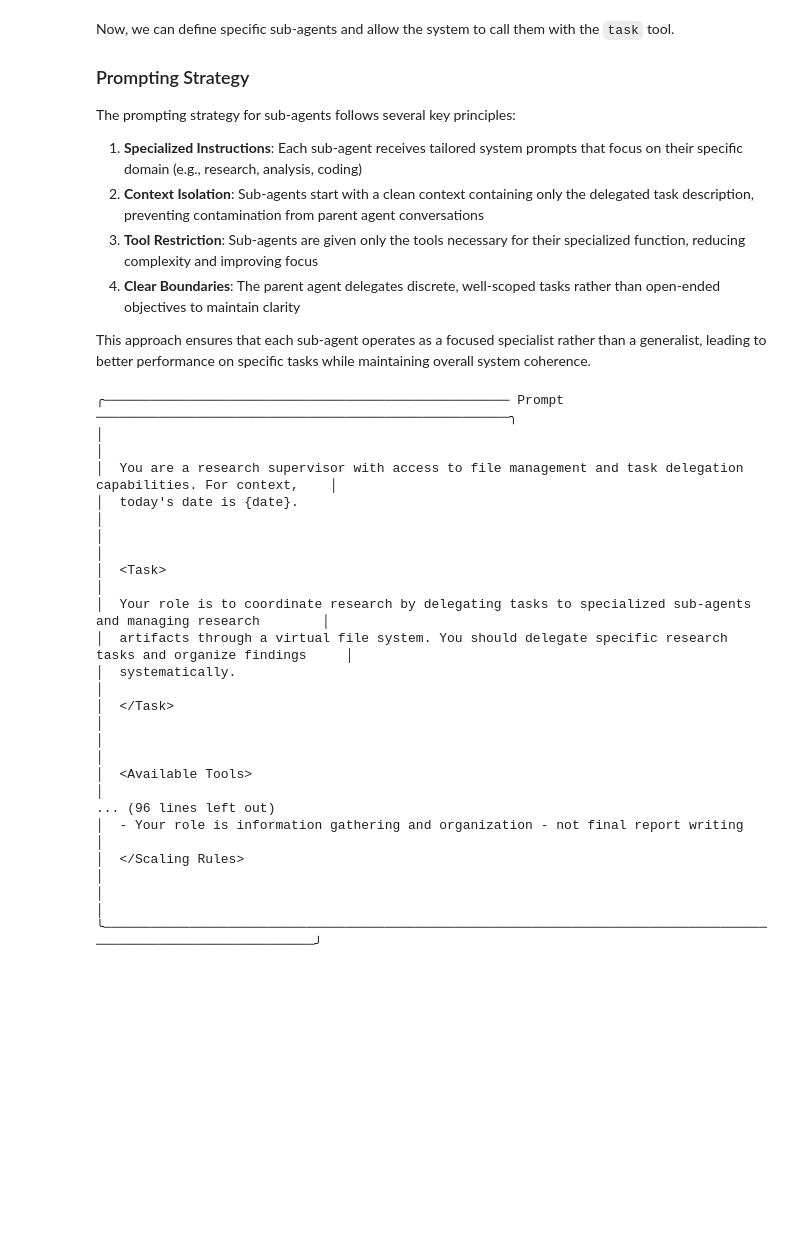
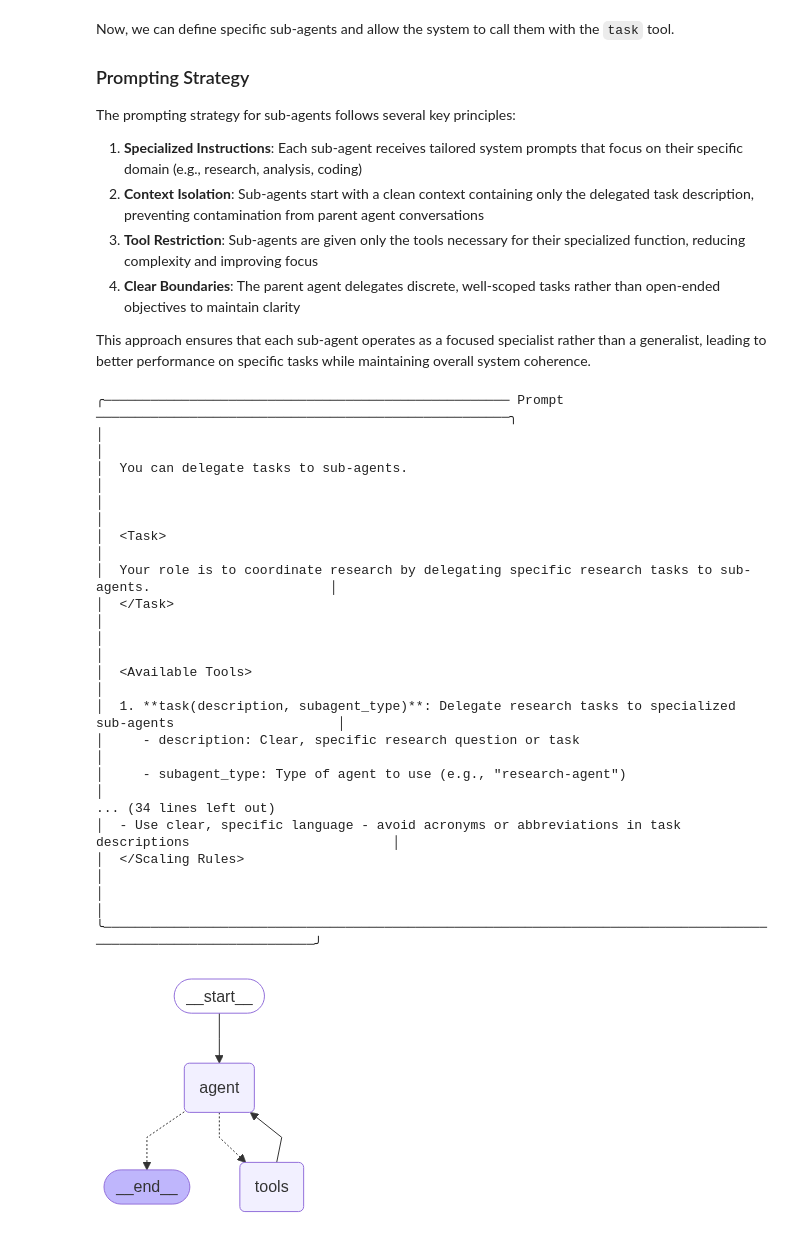
Before and after one commit to tjdwls101010/deep-agents-from-scratch, a Jupyter notebook: notebooks/3_subagents.ipynb, the cells around one changed output. Drawn from its saved outputs; the diff is of its cells as text; code cells hidden in the pictures; blank space fills up the shorter version.

```diff
--- a/notebooks/3_subagents.ipynb
+++ b/notebooks/3_subagents.ipynb
@@ -32,6 +30,7 @@ from langgraph.types import Command
 from deep_agents_from_scratch.prompts import TASK_DESCRIPTION_PREFIX
 from deep_agents_from_scratch.state import DeepAgentState
 
+
 class SubAgent(TypedDict):
     """Configuration for a specialized sub-agent."""
     name: str
@@ -40,8 +39,7 @@ class SubAgent(TypedDict):
     tools: NotRequired[list[str]]
 
 def _create_task_tool(tools, subagents: list[SubAgent], model, state_schema):
-    """
-    Create a task delegation tool that enables context isolation through sub-agents.
+    """Create a task delegation tool that enables context isolation through sub-agents.
 
     This function implements the core pattern for spawning specialized sub-agents with
     isolated contexts, preventing context clash and confusion in complex multi-step tasks.
@@ -55,7 +53,6 @@ def _create_task_tool(tools, subagents: list[SubAgent], model, state_schema):
     Returns:
         A 'task' tool that can delegate work to specialized sub-agents
     """
-
     # Create agent registry
     agents = {}
 
@@ -90,8 +87,7 @@ def _create_task_tool(tools, subagents: list[SubAgent], model, state_schema):
         state: Annotated[DeepAgentState, InjectedState],
         tool_call_id: Annotated[str, InjectedToolCallId],
     ):
-        """
-        Delegate a task to a specialized sub-agent with isolated context.
+        """Delegate a task to a specialized sub-agent with isolated context.
 
         This creates a fresh context for the sub-agent containing only the task description,
         preventing context pollution from the parent agent's conversation history.
@@ -142,24 +136,24 @@ This approach ensures that each sub-agent operates as a focused specialist rathe
 # %%
 from utils import show_prompt
 
-from deep_agents_from_scratch.prompts import AGENT_SYSTEM_PROMPT
+from deep_agents_from_scratch.prompts import SUBAGENT_USAGE_INSTRUCTIONS
 
-show_prompt(AGENT_SYSTEM_PROMPT)
+show_prompt(SUBAGENT_USAGE_INSTRUCTIONS)
 # %% [output]
 ╭──────────────────────────────────────────────────── Prompt ─────────────────────────────────────────────────────╮
 │                                                                                                                 │
-│  You are a research supervisor with access to file management and task delegation capabilities. For context,    │
-│  today's date is {date}.                                                                                        │
+│  You can delegate tasks to sub-agents.                                                                          │
 │                                                                                                                 │
 │  <Task>                                                                                                         │
-│  Your role is to coordinate research by delegating tasks to specialized sub-agents and managing research        │
-│  artifacts through a virtual file system. You should delegate specific research tasks and organize findings     │
-│  systematically.                                                                                                │
+│  Your role is to coordinate research by delegating specific research tasks to sub-agents.                       │
 │  </Task>                                                                                                        │
 │                                                                                                                 │
 │  <Available Tools>                                                                                              │
-... (96 lines left out)
-│  - Your role is information gathering and organization - not final report writing                               │
+│  1. **task(description, subagent_type)**: Delegate research tasks to specialized sub-agents                     │
+│     - description: Clear, specific research question or task                                                    │
+│     - subagent_type: Type of agent to use (e.g., "research-agent")                                              │
+... (34 lines left out)
+│  - Use clear, specific language - avoid acronyms or abbreviations in task descriptions                          │
 │  </Scaling Rules>                                                                                               │
 │                                                                                                                 │
 ╰─────────────────────────────────────────────────────────────────────────────────────────────────────────────────╯
@@ -168,91 +162,60 @@ from datetime import datetime
 
 from IPython.display import Image, display
 from langchain.chat_models import init_chat_model
-from langchain_core.tools import tool
 from langgraph.prebuilt import create_react_agent
-from tavily import TavilyClient
 
-from deep_agents_from_scratch.file_tools import ls, read_file, write_file
 from deep_agents_from_scratch.prompts import (
-    AGENT_SYSTEM_PROMPT,
-    SIMPLE_RESEARCH_INSTRUCTIONS,
+    RESEARCHER_INSTRUCTIONS,
+    SUBAGENT_USAGE_INSTRUCTIONS,
 )
+from deep_agents_from_scratch.research_tools import tavily_search, think_tool
 from deep_agents_from_scratch.state import DeepAgentState
 from deep_agents_from_scratch.task_tool import _create_task_tool
-from deep_agents_from_scratch.todo_tool import write_todos
 
 # Limits
 max_concurrent_research_units = 3
 max_researcher_iterations = 3
 
-@tool(parse_docstring=True)
-def web_search(
-    query: str,
-):
-    """Search the web for information on a specific topic.
-
-    This tool uses Tavily to perform web searches and returns relevant results
-    for the given query. Use this when you need to gather information from
-    the internet about any topic.
-
-    Args:
-        query: The search query string. Be specific and clear about what
-               information you're looking for.
-
-    Returns:
-        Search results from Tavily including titles, URLs, and content snippets
-        from relevant web pages.
-
-    Example:
-        web_search("machine learning applications in healthcare")
-    """
-    tavily_client = TavilyClient()
-    search_results = tavily_client.search(
-        query,
-        max_results=5,
-        include_raw_content=False,
-        topic="general",
-    )
-    return search_results
-
 # Create research sub-agent
 research_sub_agent = {
     "name": "research-agent",
     "description": "Delegate research to the sub-agent researcher. Only give this researcher one topic at a time.",
-    "prompt": SIMPLE_RESEARCH_INSTRUCTIONS,
-    "tools": ["web_search"]
+    "prompt": RESEARCHER_INSTRUCTIONS,
+    "tools": ["tavily_search", "think_tool"]
 }
 
 # Create agent using create_react_agent directly
 model = init_chat_model(model="anthropic:claude-sonnet-4-20250514", temperature=0.0)
 
 # Tools for sub-agent
-sub_agent_tools = [web_search]
+sub_agent_tools = [tavily_search, think_tool]
 
 # Create task tool to delegate tasks to sub-agents
 task_tool = _create_task_tool(
     sub_agent_tools,
     [research_sub_agent],
     model,
     DeepAgentState
 )
 
 # Tools
-built_in_tools = [ls, read_file, write_file, write_todos]
 delegation_tools = [task_tool]
+built_in_tools = [think_tool]
 
 # Create agent with system prompt
 agent = create_react_agent(
     model,
-    built_in_tools + delegation_tools,
-    prompt=AGENT_SYSTEM_PROMPT.format(
+    delegation_tools + built_in_tools,
+    prompt=SUBAGENT_USAGE_INSTRUCTIONS.format(
         max_concurrent_research_units=max_concurrent_research_units,
         max_researcher_iterations=max_researcher_iterations,
         date=datetime.now().strftime("%a %b %-d, %Y")
     ),
     state_schema=DeepAgentState
 )
 
 # Show the agent
 display(Image(agent.get_graph(xray=True).draw_mermaid_png()))
+# %% [output]
+[figure, added]
 # %%
```
Also changed, not shown: parts of 7 cells of this notebook, 9 other files.
